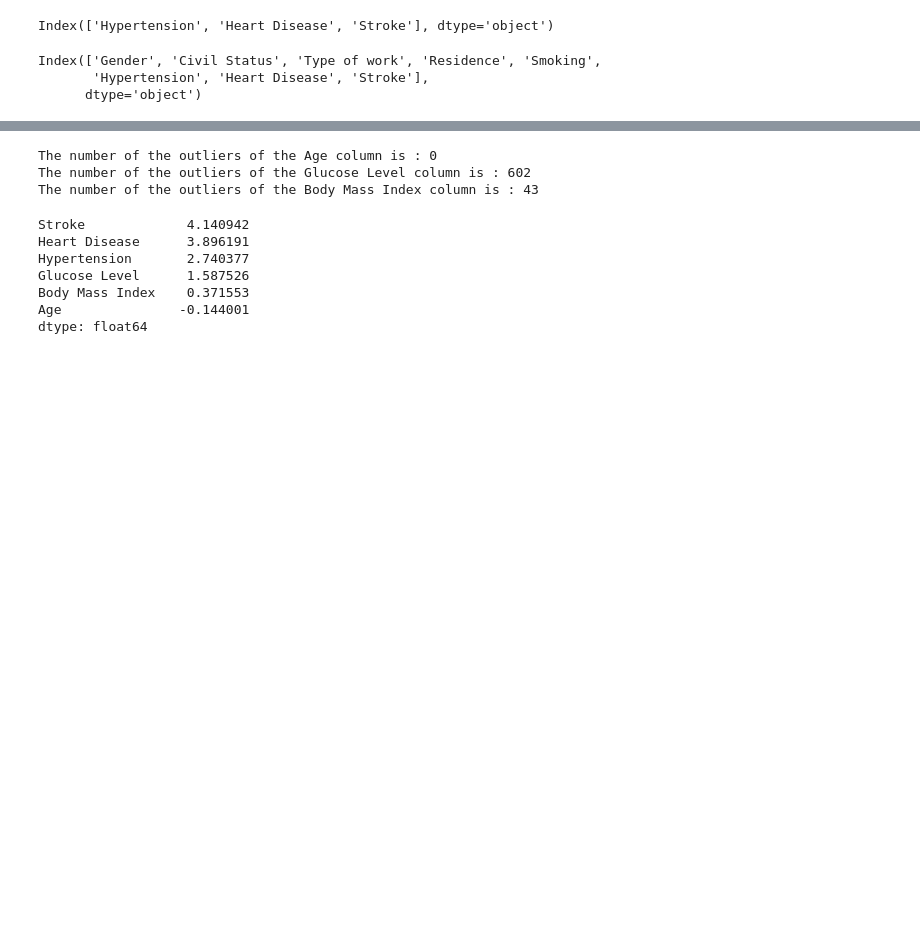
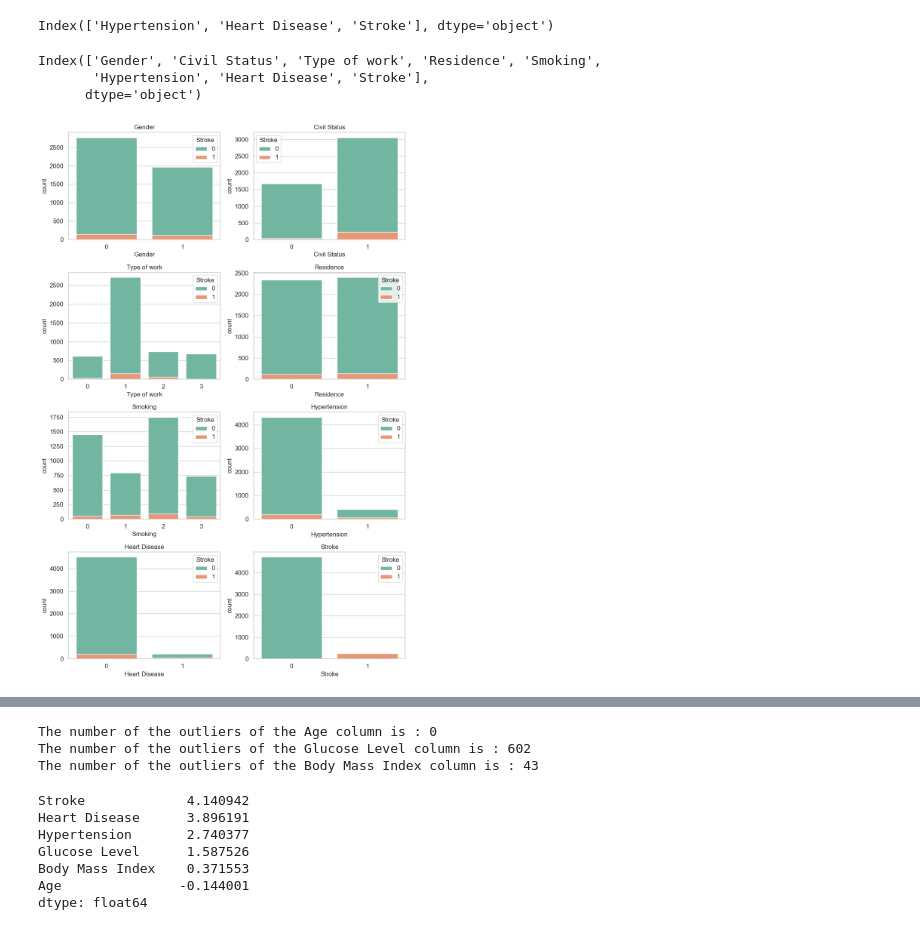
Before and after one commit to heitorgaf/Strategic-Thinking--CA, a Jupyter notebook: StratThink_HDipData_CA1.ipynb, the cells around one changed output, grey strips where cells are left out. Saved outputs shown, nothing was run; the diff lists cells and outputs as text; code cells hidden in the pictures; blank space fills up the shorter version.

```diff
--- a/StratThink_HDipData_CA1.ipynb
+++ b/StratThink_HDipData_CA1.ipynb
@@ -201,3 +192,36 @@ cat_variables
 Index(['Gender', 'Civil Status', 'Type of work', 'Residence', 'Smoking',
        'Hypertension', 'Heart Disease', 'Stroke'],
       dtype='object')
+# %%
+# Define the font size
+font_size = 12
+
+# Define the 'Icefire' color palette
+custom_palette = sns.color_palette("Set2")
+
+fig, axes = plt.subplots(nrows=4, ncols=2, figsize=(10, 15))  # Define subplot parameters
+axes = axes.flatten()  # Flatten the axes array to make it easier to iterate over
+
+# Set the style
+sns.set(style="whitegrid")
+
+# Iterate over each categorical column of the dataframe, creating a subplot
+for i, col in enumerate(df[cat_variables]):
+    sns.countplot(x=col, hue='Stroke', data=df, ax=axes[i], dodge=False, palette=custom_palette)
+
+    # Set the title and font size
+    axes[i].set_title(col, fontsize=font_size)
+
+    # Set the label font size for the x and y axis
+    axes[i].tick_params(axis='x', labelsize=font_size)
+    axes[i].tick_params(axis='y', labelsize=font_size)
+
+    # Set the legend font size
+    legend = axes[i].get_legend()
+    for text in legend.get_texts():
+        text.set_fontsize(font_size)
+
+plt.tight_layout()  # Fix layout
+plt.show()  # Display subplots
+# %% [output]
+[figure, added]
```
Also changed, not shown: parts of 13 cells of this notebook.
